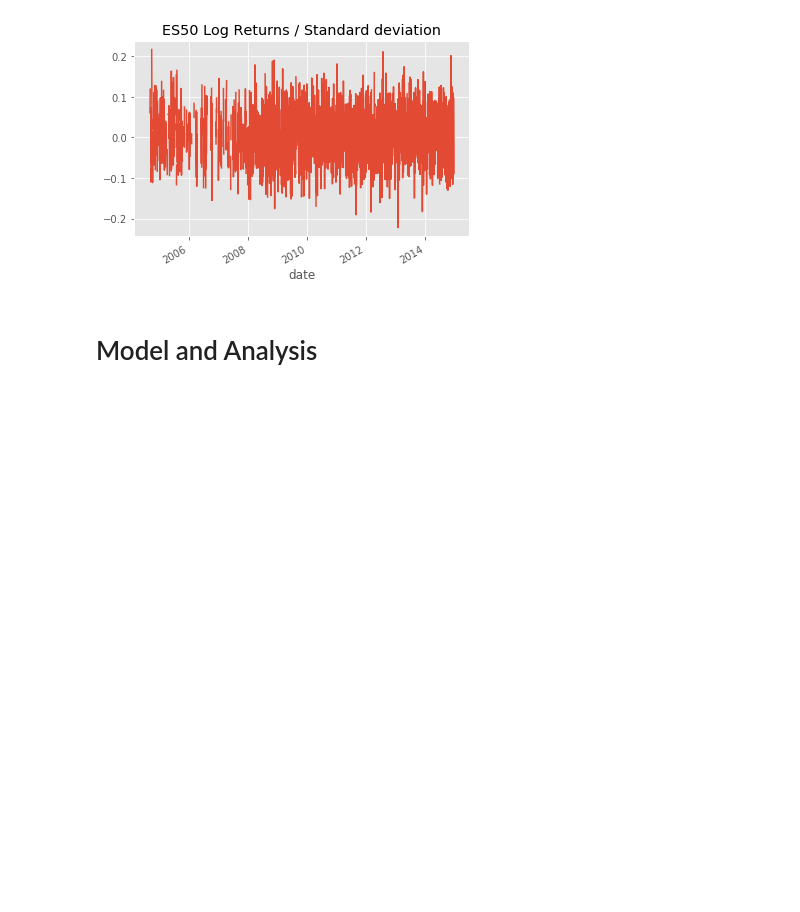
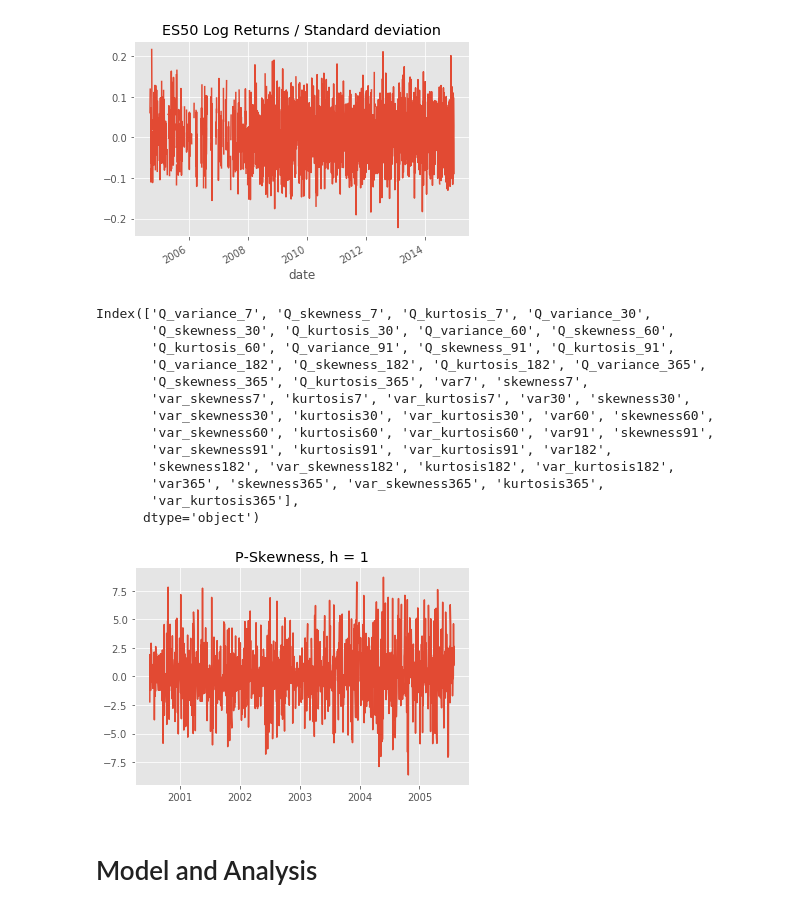
Before and after one commit to tobikuhlmann/robust-linear-forecasting, a Jupyter notebook: wlsev_analysis.ipynb, the cells around one changed output. Cells and saved outputs as stored; diff of their text form; code cells hidden in the pictures; blank space fills up the shorter version.

Commit message:
25.2. Presentation version

```diff
--- a/wlsev_analysis.ipynb
+++ b/wlsev_analysis.ipynb
@@ -310,6 +310,28 @@ plt = plt.get_figure()
 plt.savefig('../Presentation/figures/euro50_logstandard.png')
 # %% [output]
 [figure]
+# %%
+# P Moment plot
+print(data_pq.columns)
+plt = es_50_P_1['skewness1'].plot(title='P-Skewness, h = 1')
+# get figure to save
+plt = plt.get_figure()
+plt.savefig('../Presentation/figures/p_skewness_1.png')
+# %% [output]
+Index(['Q_variance_7', 'Q_skewness_7', 'Q_kurtosis_7', 'Q_variance_30',
+       'Q_skewness_30', 'Q_kurtosis_30', 'Q_variance_60', 'Q_skewness_60',
+       'Q_kurtosis_60', 'Q_variance_91', 'Q_skewness_91', 'Q_kurtosis_91',
+       'Q_variance_182', 'Q_skewness_182', 'Q_kurtosis_182', 'Q_variance_365',
+       'Q_skewness_365', 'Q_kurtosis_365', 'var7', 'skewness7',
+       'var_skewness7', 'kurtosis7', 'var_kurtosis7', 'var30', 'skewness30',
+       'var_skewness30', 'kurtosis30', 'var_kurtosis30', 'var60', 'skewness60',
+       'var_skewness60', 'kurtosis60', 'var_kurtosis60', 'var91', 'skewness91',
+       'var_skewness91', 'kurtosis91', 'var_kurtosis91', 'var182',
+       'skewness182', 'var_skewness182', 'kurtosis182', 'var_kurtosis182',
+       'var365', 'skewness365', 'var_skewness365', 'kurtosis365',
+       'var_kurtosis365'],
+      dtype='object')
+[figure, added]
 # %% [markdown]
 # Model and Analysis
 # %% [markdown]
```
Also changed, not shown: parts of 4 cells of this notebook, 1 other file.
